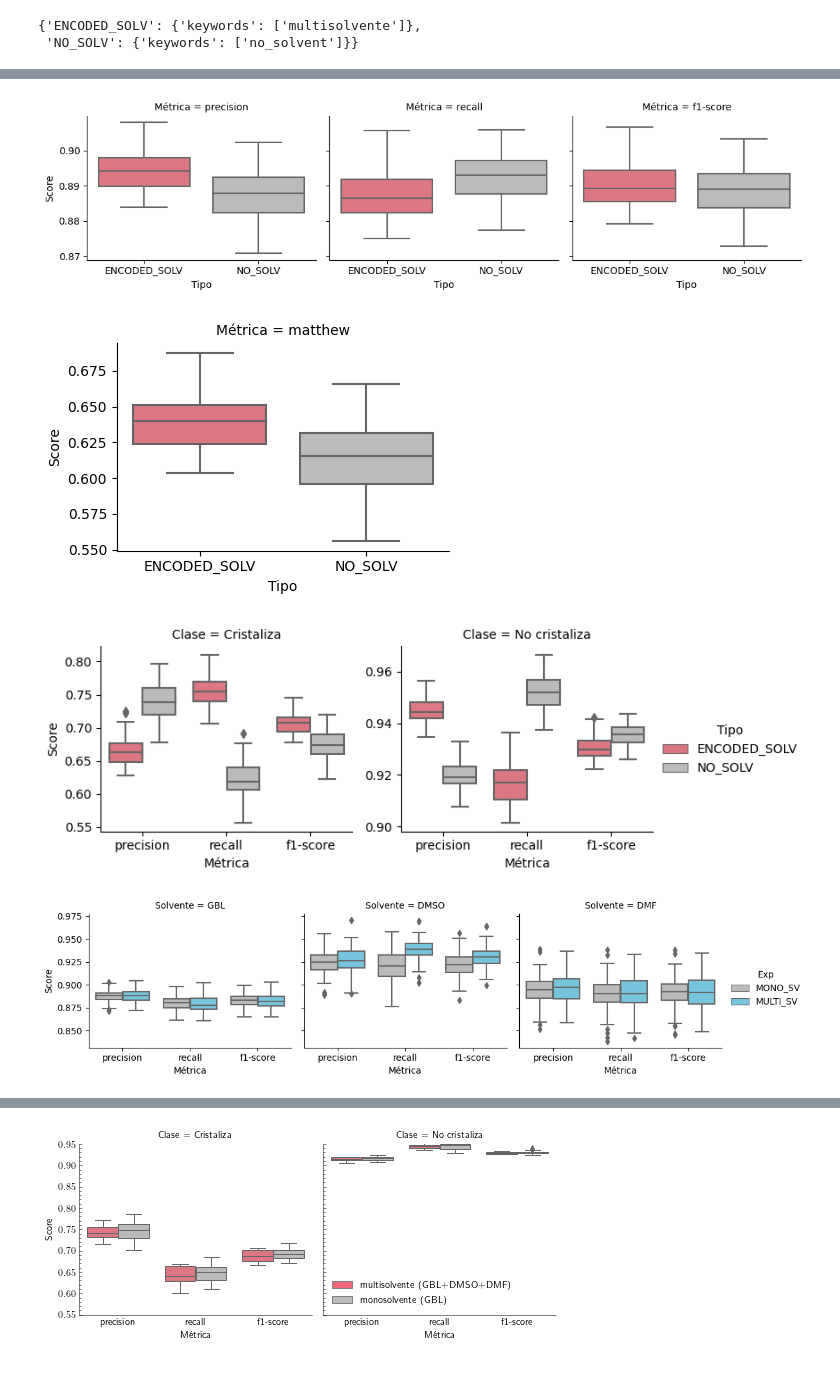
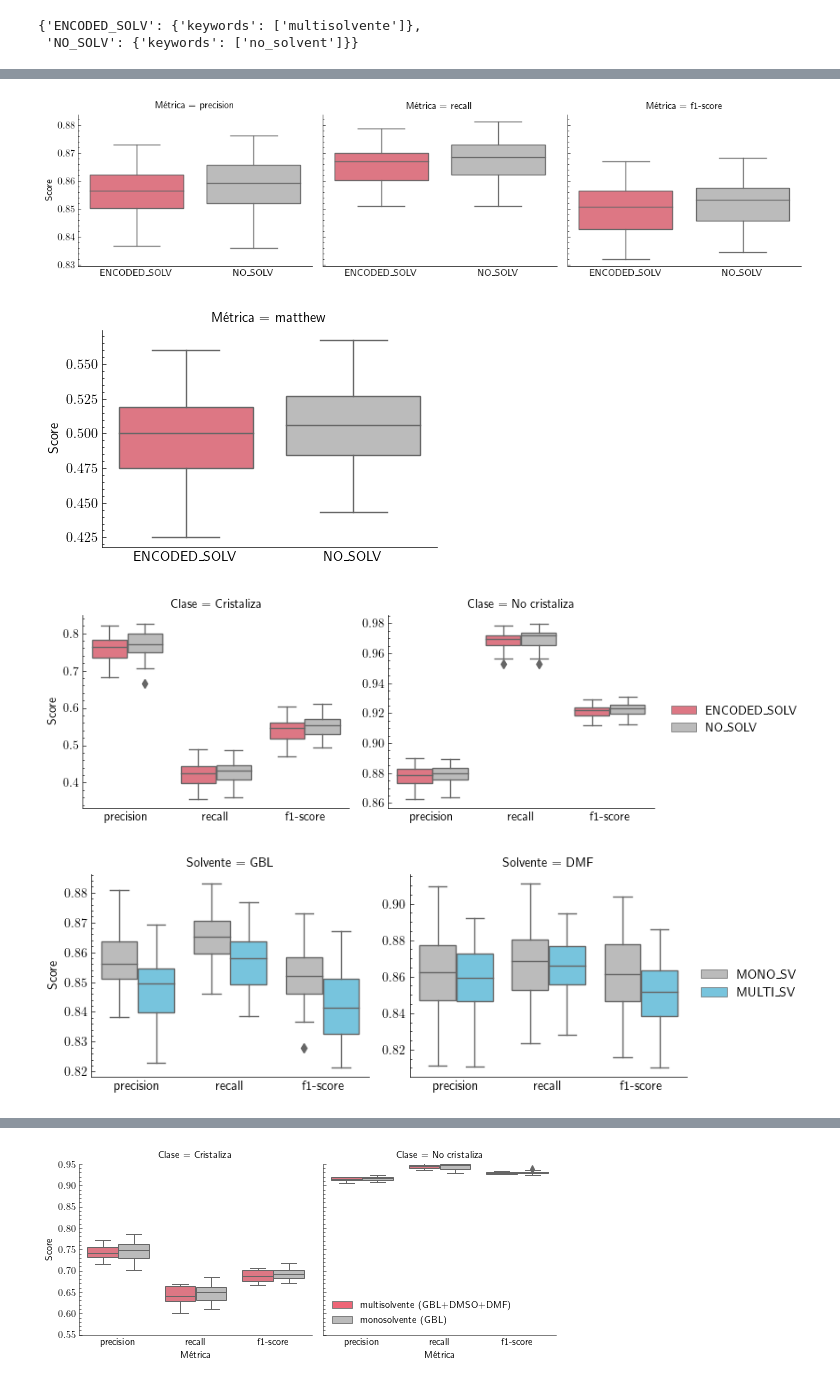
Before and after one commit to beluticona/licentiate-thesis-repo, a Jupyter notebook: notebooks/1-solvent-experiment/1.2-mbto-plot-comparing-solvent-models.ipynb, the cells around one changed output, grey strips where cells are left out. Saved outputs shown, nothing was run; the diff lists cells and outputs as text; code cells hidden in the pictures.

Commit message:
Dev exp solvent

```diff
--- a/notebooks/1-solvent-experiment/1.2-mbto-plot-comparing-solvent-models.ipynb
+++ b/notebooks/1-solvent-experiment/1.2-mbto-plot-comparing-solvent-models.ipynb
@@ -28,8 +28,8 @@ solvent_exp_dir = Path("../../results2/")
 solvent_drop_dir = Path("../../results3/")
 solvent_exp_2 = Path("../../results_exp_2/")
 # %%
-solvent_exp_1 = Path("../../results/solvent_exp_1_original//")
-solvent_exp_2 = Path("../../results/solvent_exp_2_original/")
+solvent_exp_1 = Path("results/solvent_exp_1_gbc/")
+solvent_exp_2 = Path("results/solvent_exp_2_gbc/")
 # %%
 solvents_inchies = [GBL_INCHI_KEY, DMSO_INCHI_KEY, DMF_INCHI_KEY]
 solvents = [INCHI_TO_CHEMNAME[inchie] for inchie in solvents_inchies]
@@ -251,27 +280,26 @@ def filter_metrics_classes(df):
 # %%
 df_box_exp_1 = filter_metrics(df_exp_1)
 
 def exp_1_final_no_matt(df):
     df = df[df["Clase"] == "weighted avg"]
     df = df[df["Métrica"] != "matthew"]
     return df
 
-exp_1_boxplot(exp_1_final_no_matt(df_box_exp_1))
+exp_1_boxplot(exp_1_final_no_matt(df_box_exp_1), plot_name="exp_1_prec_recall_f1_gbc_wei.pdf")
 # %% [output]
-[figure, old version]
+[figure, new version]
 # %%
 #df_exp_1 = merge_files(solvent_exp_1, experiments_info_1)
-
 df_exp_1_matt = df_exp_1[(df_exp_1["Métrica"] == "matthew") & (df_exp_1["Clase"] == "weighted avg")]
-exp_1_boxplot(df_exp_1_matt)
+exp_1_boxplot(df_exp_1_matt, plot_name="exp_1_mathew_gbc_wei.pdf")
 # %% [output]
-[figure, old version]
+[figure, new version]
 # %%
 df_box_exp_1 = filter_metrics_classes(df_exp_1)
 
-exp_1_boxplot_classes(df_box_exp_1)
+exp_1_boxplot_classes(df_box_exp_1, plot_name="by_classes_gbc_wei.pdf")
 # %% [output]
-[figure, old version]
+[figure, new version]
 # %%
 df_exp_2["Exp"] = np.where(df_exp_2['Tipo'].str.contains("MONO"), "MONO_SV", "MULTI_SV")
 
@@ -287,8 +315,11 @@ def func(row):
 df_exp_2['Solvente'] = df_exp_2.apply(func, axis=1)
 # %%
 df_box_exp_2 = filter_metrics(df_exp_2)
-exp_2_boxplot(df_box_exp_2[df_box_exp_2["Clase"] == "weighted avg"], shared_y=True)
+df_box_exp_2 = df_box_exp_2[df_box_exp_2["Solvente"]!='DMSO']
+exp_2_boxplot(df_box_exp_2[df_box_exp_2["Clase"] == "weighted avg"],
+              shared_y=False,
+              plot_name="exp_2_by_sv_gbc_wei.pdf")
 # %% [output]
-[figure, old version]
+[figure, new version]
 # %%
 df_box_exp_2 = df_exp_2[(df_exp_2["Métrica"] == "matthew") & (df_exp_2["Clase"] == "weighted avg")]
```
Also changed, not shown: parts of 6 cells of this notebook, 5 other files.
